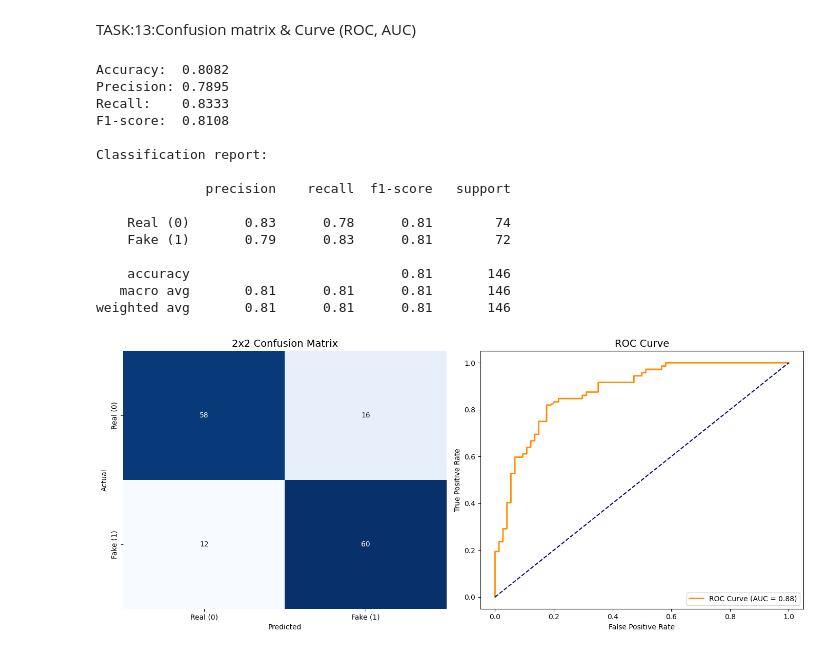
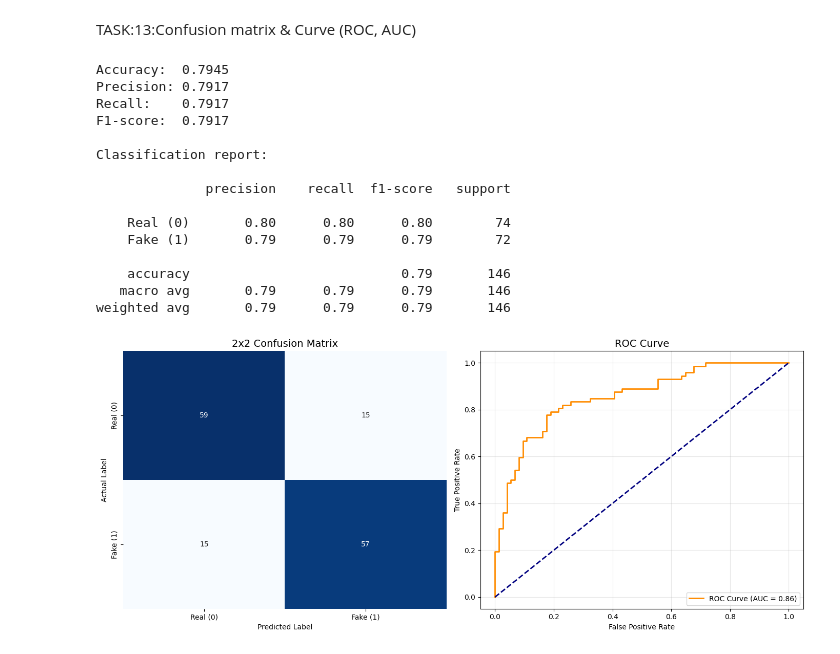
Before and after one commit to professor4044/NLP-Project, a Jupyter notebook: NLPProject.ipynb, the cells around one changed output. Drawn from its saved outputs; the diff is of its cells as text; code cells hidden in the pictures.

```diff
--- a/NLPProject.ipynb
+++ b/NLPProject.ipynb
@@ -295,11 +250,25 @@ from sklearn.naive_bayes import MultinomialNB
 from sklearn.metrics import (accuracy_score, precision_score, recall_score,
                              f1_score, classification_report, confusion_matrix,
                              roc_curve, roc_auc_score)
+try:
+    if 'df' not in locals():
+        df = pd.read_csv('fake.csv')
+        print("✅ Dataset loaded successfully.")
+except:
+    print("⚠️ Error: 'fake.csv' file not found! Please upload the dataset.")
 
-# ==============================================================================
-# ১. ডেটা প্রসেসিং (সাইলেন্ট মোড)
-# ==============================================================================
-text_col = 'text'  # আপনার কলামের নাম 'content' হলে এটি পরিবর্তন করুন
+text_col = 'text'
+
+if 'synonym_replaced_data' in locals():
+    if len(df) == len(synonym_replaced_data):
+        df['clean_text'] = [" ".join(tokens) for tokens in synonym_replaced_data]
+        text_col = 'clean_text'
+    else:
+        print(f"⚠️ Warning: Size Mismatch! Dataset has {len(df)} rows but processed list has {len(synonym_replaced_data)}.")
+        print("➡️ Switching to original 'text' column to prevent errors.")
+else:
+    print("ℹ️ Processed data not found. Using original 'text' column.")
+
 df[text_col] = df[text_col].fillna('')
 df[text_col] = df[text_col].astype(str)
 
@@ -308,15 +277,15 @@ label_mapping = {
     'bias': 0, 'state': 0
 }
 
-if df['type'].dtype == object:
-    df['binary_type'] = df['type'].map(label_mapping)
-else:
-    df['binary_type'] = df['type']
+if 'type' in df.columns:
+    if df['type'].dtype == object:
+        df['binary_type'] = df['type'].map(label_mapping)
+    else:
+        df['binary_type'] = df['type']
 
 df = df.dropna(subset=['binary_type'])
 df['binary_type'] = df['binary_type'].astype(int)
 
-# ডেটা ব্যালেন্সিং
 df_0 = df[df['binary_type'] == 0]
 df_1 = df[df['binary_type'] == 1]
 min_len = min(len(df_0), len(df_1))
@@ -326,12 +295,8 @@ df_balanced = pd.concat([
     df_1.sample(min_len, random_state=42)
 ]).sample(frac=1, random_state=42).reset_index(drop=True)
 
-# ==============================================================================
-# ২. ট্রেইনিং
-# ==============================================================================
 X = df_balanced[text_col]
 y = df_balanced['binary_type']
-
 X_train, X_test, y_train, y_test = train_test_split(X, y, test_size=0.2, random_state=42)
 
 tfidf = TfidfVectorizer(ngram_range=(1, 3), min_df=5)
@@ -341,13 +306,9 @@ X_test_vec = tfidf.transform(X_test)
 nb_model = MultinomialNB()
 nb_model.fit(X_train_vec, y_train)
 
-# ==============================================================================
-# ৩. আউটপুট (শুধুমাত্র রেজাল্ট এবং গ্রাফ)
-# ==============================================================================
 y_pred = nb_model.predict(X_test_vec)
 y_proba = nb_model.predict_proba(X_test_vec)[:, 1]
 
-# শুধু মেট্রিক্স প্রিন্ট হবে
 print(f"Accuracy:  {accuracy_score(y_test, y_pred):.4f}")
 print(f"Precision: {precision_score(y_test, y_pred):.4f}")
 print(f"Recall:    {recall_score(y_test, y_pred):.4f}")
@@ -356,46 +317,44 @@ print(f"F1-score:  {f1_score(y_test, y_pred):.4f}")
 print("\nClassification report:\n")
 print(classification_report(y_test, y_pred, target_names=['Real (0)', 'Fake (1)']))
 
-# গ্রাফ
 plt.figure(figsize=(14, 6))
 
-# Matrix
 plt.subplot(1, 2, 1)
 cm = confusion_matrix(y_test, y_pred)
 sns.heatmap(cm, annot=True, fmt='d', cmap='Blues', cbar=False,
             xticklabels=['Real (0)', 'Fake (1)'],
             yticklabels=['Real (0)', 'Fake (1)'])
 plt.title('2x2 Confusion Matrix', fontsize=14)
-plt.ylabel('Actual')
-plt.xlabel('Predicted')
+plt.ylabel('Actual Label')
+plt.xlabel('Predicted Label')
 
-# ROC
 plt.subplot(1, 2, 2)
 auc_score = roc_auc_score(y_test, y_proba)
 fpr, tpr, _ = roc_curve(y_test, y_proba)
 plt.plot(fpr, tpr, color='darkorange', lw=2, label=f'ROC Curve (AUC = {auc_score:.2f})')
-plt.plot([0, 1], [0, 1], color='navy', linestyle='--')
+plt.plot([0, 1], [0, 1], color='navy', linestyle='--', lw=2)
 plt.legend(loc="lower right")
 plt.title('ROC Curve', fontsize=14)
 plt.xlabel('False Positive Rate')
 plt.ylabel('True Positive Rate')
+plt.grid(alpha=0.3)
 
 plt.tight_layout()
 plt.show()
 # %% [output]
-Accuracy:  0.8082
-Precision: 0.7895
-Recall:    0.8333
-F1-score:  0.8108
+Accuracy:  0.7945
+Precision: 0.7917
+Recall:    0.7917
+F1-score:  0.7917
 
 Classification report:
 
               precision    recall  f1-score   support
 
-    Real (0)       0.83      0.78      0.81        74
-    Fake (1)       0.79      0.83      0.81        72
+    Real (0)       0.80      0.80      0.80        74
+    Fake (1)       0.79      0.79      0.79        72
 
-    accuracy                           0.81       146
-   macro avg       0.81      0.81      0.81       146
-weighted avg       0.81      0.81      0.81       146
+    accuracy                           0.79       146
+   macro avg       0.79      0.79      0.79       146
+weighted avg       0.79      0.79      0.79       146
-[figure, old version]
+[figure, new version]
```
Also changed, not shown: parts of 11 cells of this notebook.
